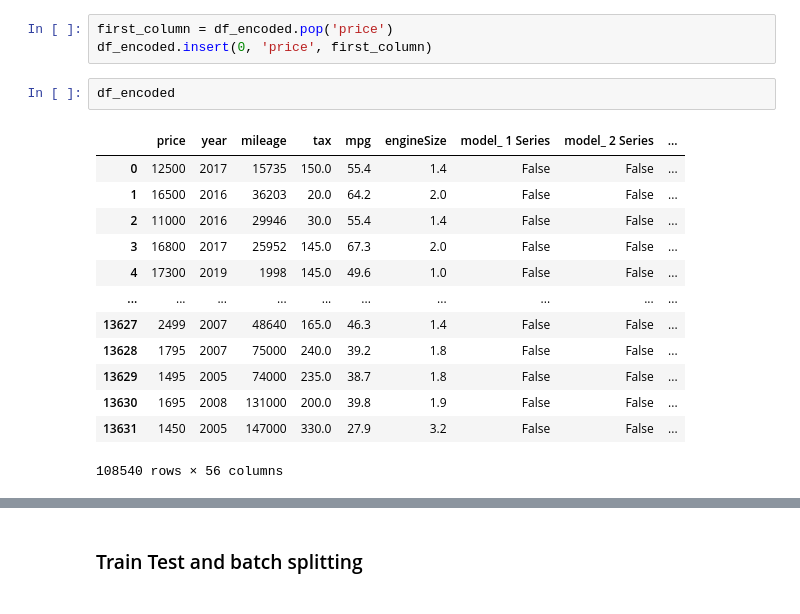
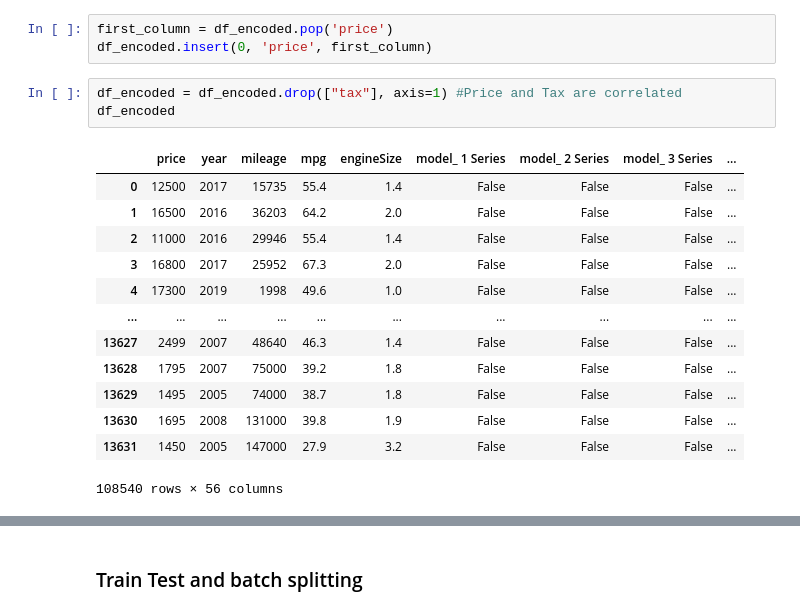
Before and after one commit to Nedwards0/AAI-540-Final-Project, a Jupyter notebook: AwsDataProcessing.ipynb, the cells around one changed output, grey strips where cells are left out. Cells and saved outputs as stored; diff of their text form.

```diff
--- a/AwsDataProcessing.ipynb
+++ b/AwsDataProcessing.ipynb
@@ -198,19 +198,20 @@ df_encoded = pd.get_dummies(df_encoded, columns=['fuelType']) #Replace fueltype
 # %%
 first_column = df_encoded.pop('price')
 df_encoded.insert(0, 'price', first_column)
-# %%
-df_encoded
-# %% [output]
-|  | price | year | mileage | tax | mpg | engineSize | model_ 1 Series | model_ 2 Series | ... |
-| 0 | 12500 | 2017 | 15735 | 150.0 | 55.4 | 1.4 | False | False | ... |
-| 1 | 16500 | 2016 | 36203 | 20.0 | 64.2 | 2.0 | False | False | ... |
-| 2 | 11000 | 2016 | 29946 | 30.0 | 55.4 | 1.4 | False | False | ... |
-| 3 | 16800 | 2017 | 25952 | 145.0 | 67.3 | 2.0 | False | False | ... |
-| 4 | 17300 | 2019 | 1998 | 145.0 | 49.6 | 1.0 | False | False | ... |
-| ... | ... | ... | ... | ... | ... | ... | ... | ... | ... |
-| 13627 | 2499 | 2007 | 48640 | 165.0 | 46.3 | 1.4 | False | False | ... |
-| 13628 | 1795 | 2007 | 75000 | 240.0 | 39.2 | 1.8 | False | False | ... |
-| 13629 | 1495 | 2005 | 74000 | 235.0 | 38.7 | 1.8 | False | False | ... |
-| 13630 | 1695 | 2008 | 131000 | 200.0 | 39.8 | 1.9 | False | False | ... |
-| 13631 | 1450 | 2005 | 147000 | 330.0 | 27.9 | 3.2 | False | False | ... |
-108540 rows × 56 columns
+# %%
+df_encoded = df_encoded.drop(["tax"], axis=1) #Price and Tax are correlated
+df_encoded
+# %% [output]
+|  | price | year | mileage | mpg | engineSize | model_ 1 Series | model_ 2 Series | model_ 3 Series | ... |
+| 0 | 12500 | 2017 | 15735 | 55.4 | 1.4 | False | False | False | ... |
+| 1 | 16500 | 2016 | 36203 | 64.2 | 2.0 | False | False | False | ... |
+| 2 | 11000 | 2016 | 29946 | 55.4 | 1.4 | False | False | False | ... |
+| 3 | 16800 | 2017 | 25952 | 67.3 | 2.0 | False | False | False | ... |
+| 4 | 17300 | 2019 | 1998 | 49.6 | 1.0 | False | False | False | ... |
+| ... | ... | ... | ... | ... | ... | ... | ... | ... | ... |
+| 13627 | 2499 | 2007 | 48640 | 46.3 | 1.4 | False | False | False | ... |
+| 13628 | 1795 | 2007 | 75000 | 39.2 | 1.8 | False | False | False | ... |
+| 13629 | 1495 | 2005 | 74000 | 38.7 | 1.8 | False | False | False | ... |
+| 13630 | 1695 | 2008 | 131000 | 39.8 | 1.9 | False | False | False | ... |
+| 13631 | 1450 | 2005 | 147000 | 27.9 | 3.2 | False | False | False | ... |
+108540 rows × 56 columns
```
Also changed, not shown: parts of 15 cells of this notebook.
